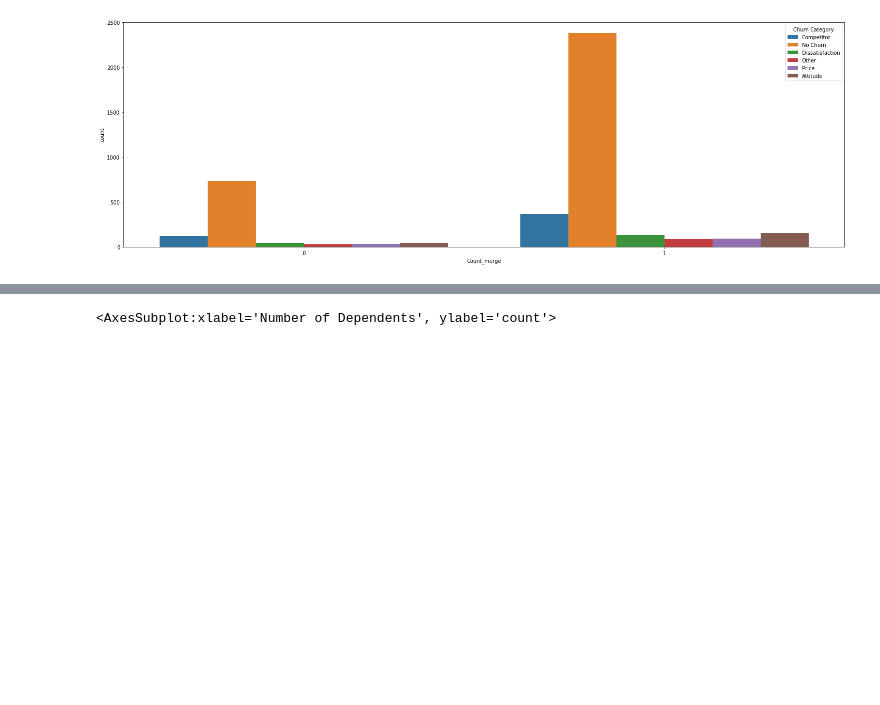
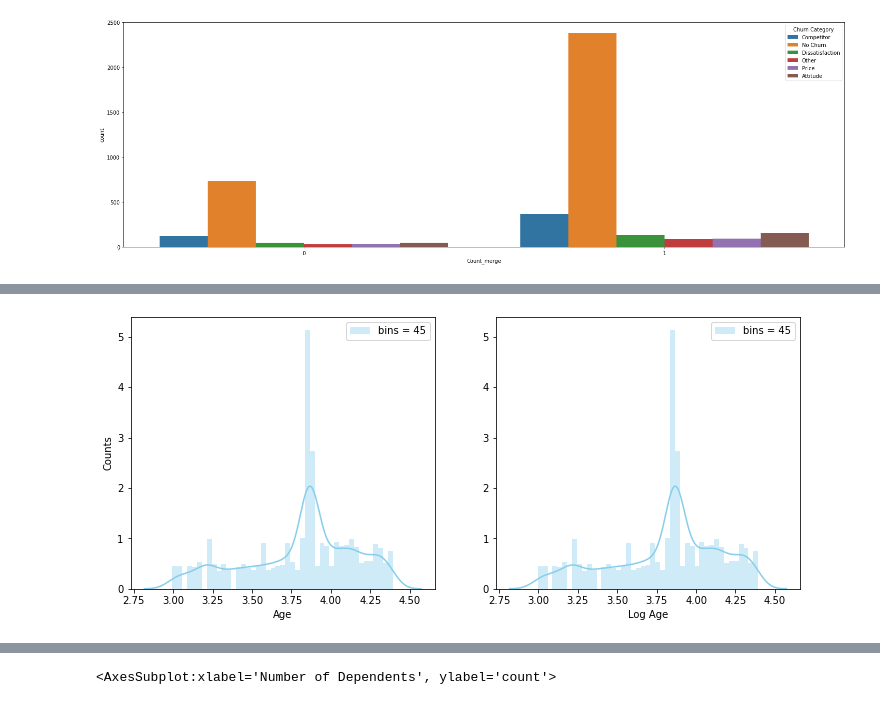
Before and after one commit to ycchiu0703/TCCSUSP, a Jupyter notebook: merge_data.ipynb, the cells around one changed output, grey strips where cells are left out. Drawn from its saved outputs; the diff is of its cells as text; code cells hidden in the pictures; blank space fills up the shorter version.

```diff
--- a/merge_data.ipynb
+++ b/merge_data.ipynb
@@ -282,0 +341,3 @@ sns.countplot(train['Count_merge'], hue = train['Churn Category'])
+# %%
+train['Gender'] = train['Gender'].map({"Male":2731, "Female":2662})
+train['Gender'].fillna(1650)
@@ -283,5 +357,5 @@ sns.countplot(train['Count_merge'], hue = train['Churn Category'])
 # %%
-# Gender, 補1 代表未知
-train['Gender'] = train['Gender'].map({'Male':0, 'Female':2})
-train['Gender'] = train['Gender'].fillna(1)
-sns.countplot(train['Gender'], hue = train['Churn Category'])
+# # Gender, 補1 代表未知
+# train['Gender'] = train['Gender'].map({'Male':0, 'Female':2})
+# train['Gender'] = train['Gender'].fillna(1)
+# sns.countplot(train['Gender'], hue = train['Churn Category'])
@@ -301,0 +444,22 @@ train['Age'].mean()
+# %%
+# 對 Fare 欄位取對數
+train['Age'] = np.log1p( train.Age )
+
+# 直方圖(Histogram)
+fig, axs = plt.subplots( 1,2,figsize=(12,5) )
+
+plt.subplot( 1,2,1 )
+sns.distplot( train.Age, kde=True, bins=45, color='skyblue', label='bins = 45' )
+plt.xlabel( 'Age' )
+plt.ylabel( 'Counts' )
+plt.legend( )
+
+plt.subplot( 1,2,2 )
+sns.distplot( train.Age, kde=True, bins=45, color='skyblue', label='bins = 45' )
+plt.xlabel( 'Log Age' )
+plt.ylabel( '' )
+plt.legend( )
+
+plt.show()
+# %% [output]
+[figure, added]
```
Also changed, not shown: parts of 99 cells of this notebook, 20 other files.
